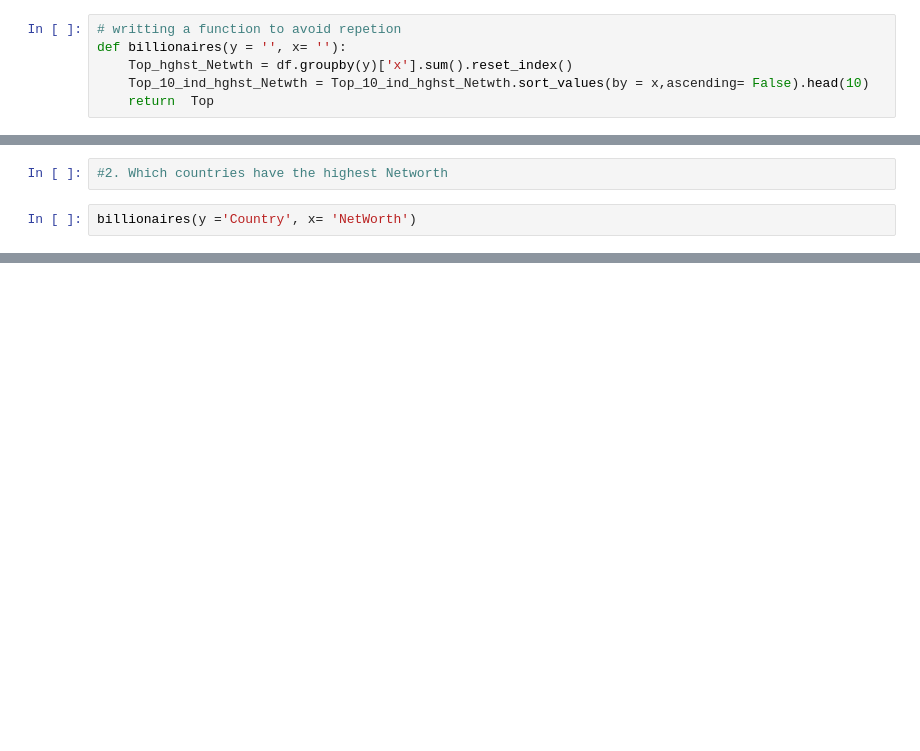
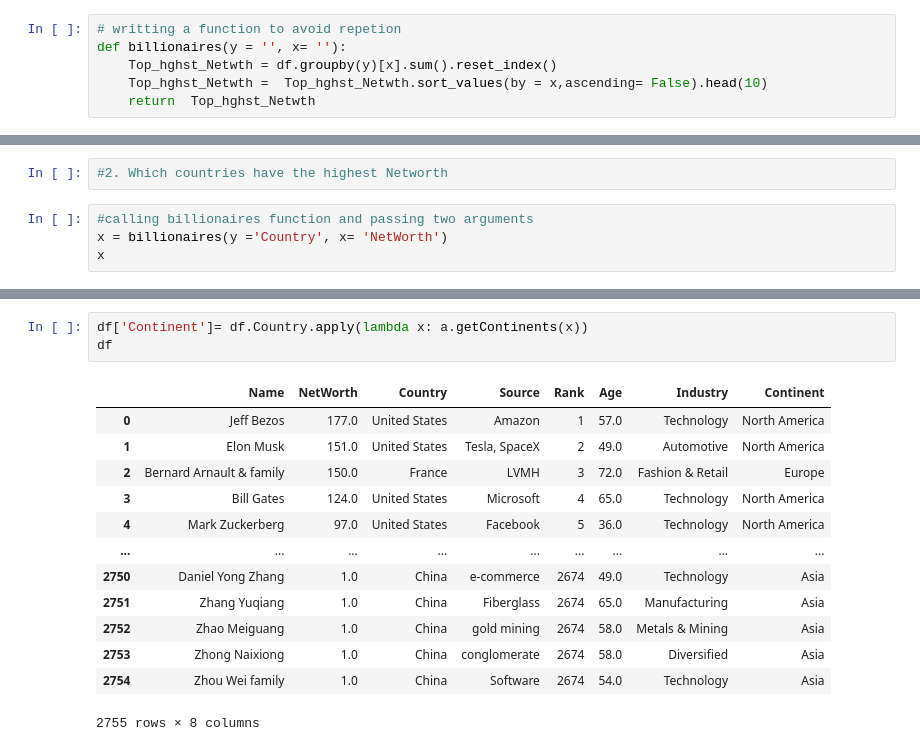
Before and after one commit to KilangoFaith/Billionaire-Analysis, a Jupyter notebook: Billionaires Analysis.ipynb, the cells around one changed output, grey strips where cells are left out. Drawn from its saved outputs; the diff is of its cells as text; blank space fills up the shorter version.

```diff
--- a/Billionaires Analysis.ipynb
+++ b/Billionaires Analysis.ipynb
@@ -175,7 +150,7 @@ youngest_billionaire
 # %%
 # writting a function to avoid repetion
 def billionaires(y = '', x= ''):
-    Top_hghst_Netwth = df.groupby(y)['x'].sum().reset_index()
-    Top_10_ind_hghst_Netwth = Top_10_ind_hghst_Netwth.sort_values(by = x,ascending= False).head(10)
-    return  Top
+    Top_hghst_Netwth = df.groupby(y)[x].sum().reset_index()
+    Top_hghst_Netwth =  Top_hghst_Netwth.sort_values(by = x,ascending= False).head(10)
+    return  Top_hghst_Netwth
 # %%
@@ -208,4 +170,6 @@ plt.show()
 # %%
 #2. Which countries have the highest Networth
 # %%
-billionaires(y ='Country', x= 'NetWorth')
+#calling billionaires function and passing two arguments
+x = billionaires(y ='Country', x= 'NetWorth')
+x
@@ -228,0 +222,17 @@ NameError: name 'x' is not defined
+# %%
+df['Continent']= df.Country.apply(lambda x: a.getContinents(x))
+df
+# %% [output]
+|  | Name | NetWorth | Country | Source | Rank | Age | Industry | Continent |
+| 0 | Jeff Bezos | 177.0 | United States | Amazon | 1 | 57.0 | Technology | North America |
+| 1 | Elon Musk | 151.0 | United States | Tesla, SpaceX | 2 | 49.0 | Automotive | North America |
+| 2 | Bernard Arnault & family | 150.0 | France | LVMH | 3 | 72.0 | Fashion & Retail | Europe |
+| 3 | Bill Gates | 124.0 | United States | Microsoft | 4 | 65.0 | Technology | North America |
+| 4 | Mark Zuckerberg | 97.0 | United States | Facebook | 5 | 36.0 | Technology | North America |
+| ... | ... | ... | ... | ... | ... | ... | ... | ... |
+| 2750 | Daniel Yong Zhang | 1.0 | China | e-commerce | 2674 | 49.0 | Technology | Asia |
+| 2751 | Zhang Yuqiang | 1.0 | China | Fiberglass | 2674 | 65.0 | Manufacturing | Asia |
+| 2752 | Zhao Meiguang | 1.0 | China | gold mining | 2674 | 58.0 | Metals & Mining | Asia |
+| 2753 | Zhong Naixiong | 1.0 | China | conglomerate | 2674 | 58.0 | Diversified | Asia |
+| 2754 | Zhou Wei family | 1.0 | China | Software | 2674 | 54.0 | Technology | Asia |
+2755 rows × 8 columns
```
Also changed, not shown: parts of 24 cells of this notebook.
